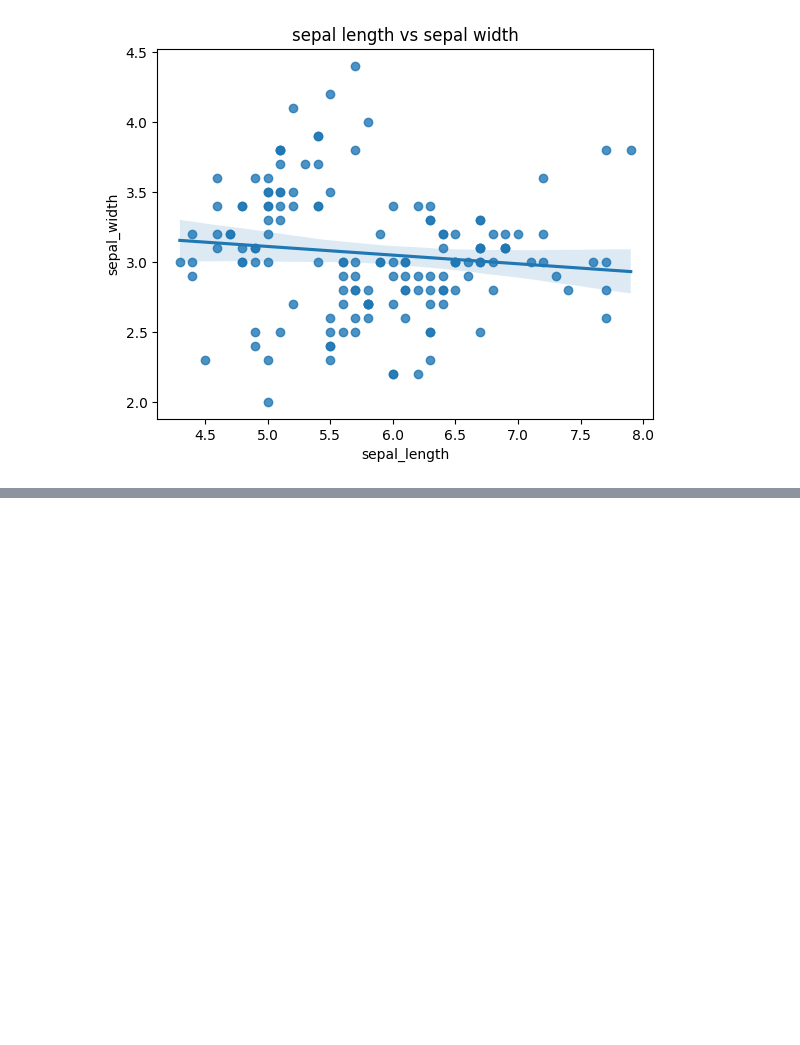
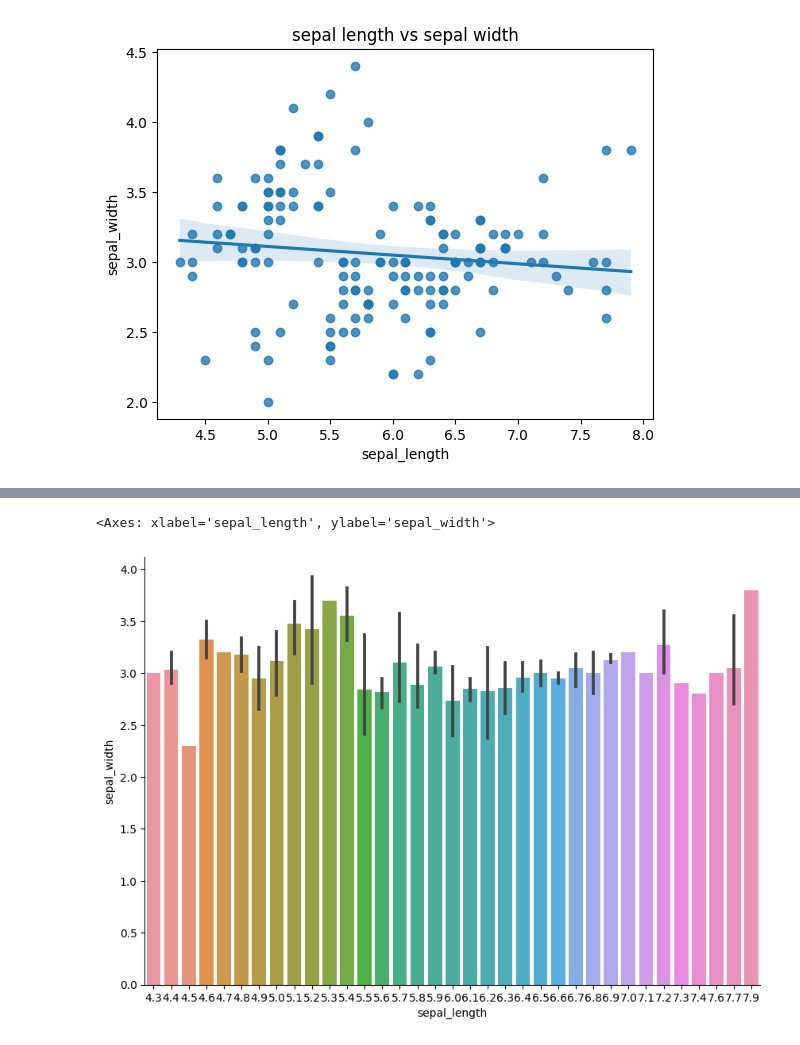
Before and after one commit to Ashutosh-Gairola/DEV, a Jupyter notebook: dev_town.ipynb, the cells around one changed output, grey strips where cells are left out. Cells and saved outputs as stored; diff of their text form; code cells hidden in the pictures; blank space fills up the shorter version.

```diff
--- a/dev_town.ipynb
+++ b/dev_town.ipynb
@@ -1554,0 +1560,7 @@ Text(0.5, 1.0, 'sepal length vs sepal width')
+# %%
+f,ax=plt.subplots(figsize=(10,7))
+sns.despine(f)
+sns.barplot(x=df['sepal_length'],y=df['sepal_width'])
+# %% [output]
+<Axes: xlabel='sepal_length', ylabel='sepal_width'>
+[figure, added]
```
Also changed, not shown: parts of 7 cells of this notebook.
